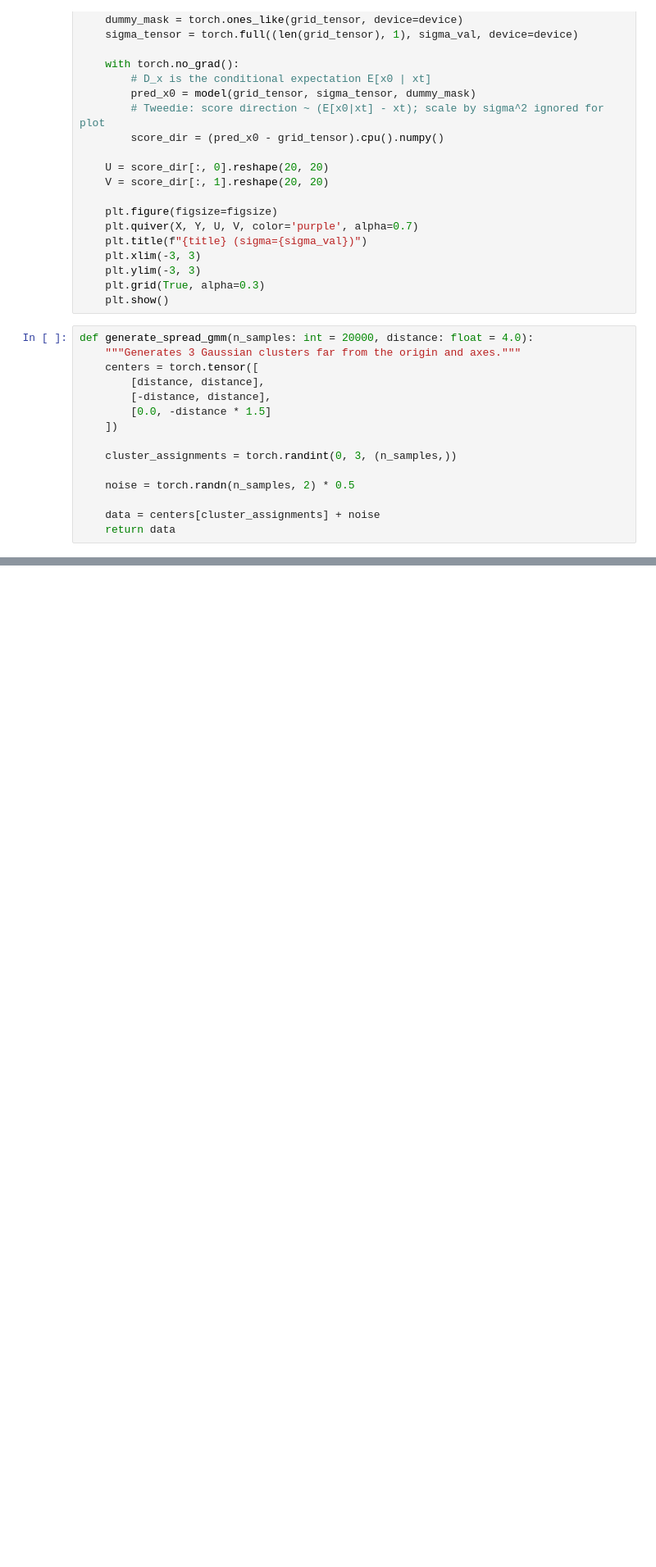
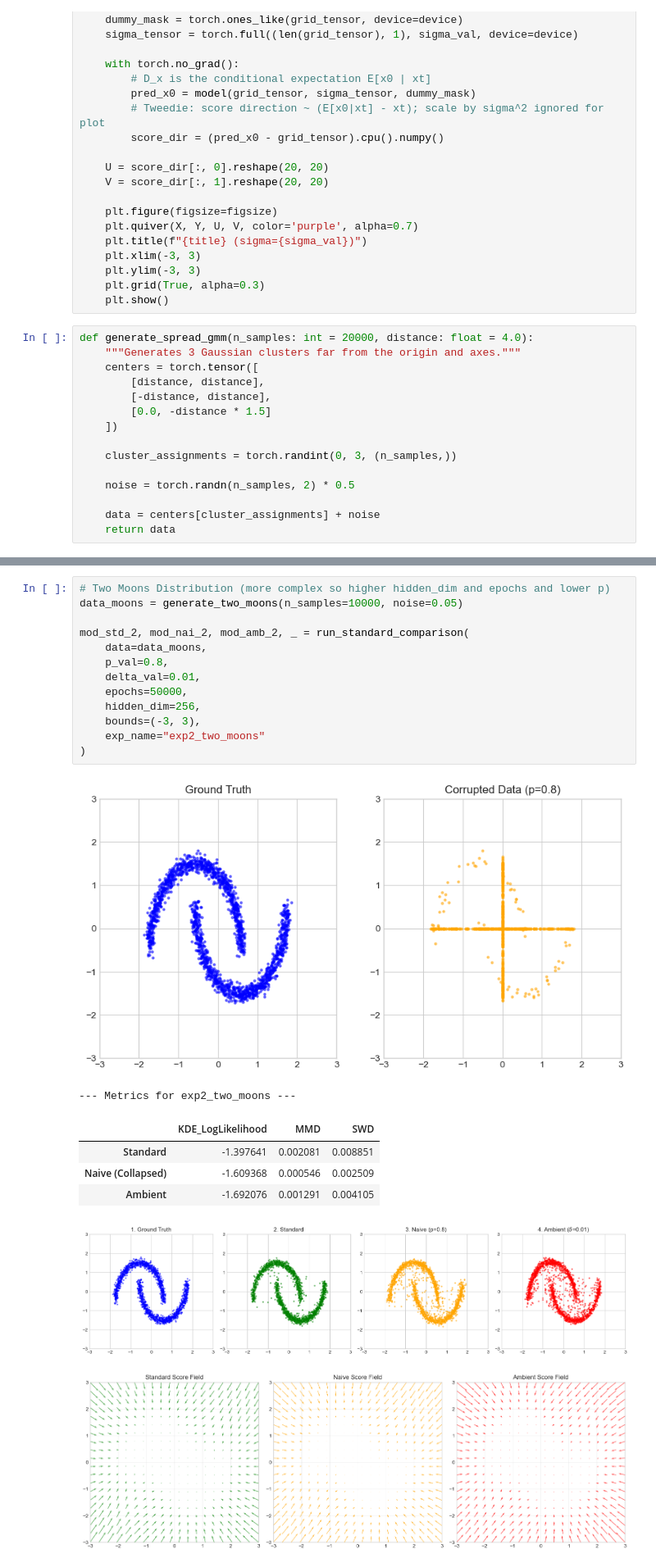
Before and after one commit to azzouginho/ambient-diffusion-project, a Jupyter notebook: toy.ipynb, the cells around one changed output, grey strips where cells are left out. Shown at 82% size. Drawn from its saved outputs; the diff is of its cells as text; blank space fills up the shorter version.

```diff
--- a/toy.ipynb
+++ b/toy.ipynb
@@ -946,0 +469,22 @@ Résultat delta=0.5 -> KDE: -2.84 | MMD: 0.0092
+# %%
+# Two Moons Distribution (more complex so higher hidden_dim and epochs and lower p)
+data_moons = generate_two_moons(n_samples=10000, noise=0.05)
+
+mod_std_2, mod_nai_2, mod_amb_2, _ = run_standard_comparison(
+    data=data_moons,
+    p_val=0.8,
+    delta_val=0.01,
+    epochs=50000,
+    hidden_dim=256,
+    bounds=(-3, 3),
+    exp_name="exp2_two_moons"
+)
+# %% [output]
+[figure, added]
+--- Metrics for exp2_two_moons ---
+|  | KDE_LogLikelihood | MMD | SWD |
+| Standard | -1.397641 | 0.002081 | 0.008851 |
+| Naive (Collapsed) | -1.609368 | 0.000546 | 0.002509 |
+| Ambient | -1.692076 | 0.001291 | 0.004105 |
+[figure, added]
+[figure, added]
```
Also changed, not shown: parts of 12 cells of this notebook.
